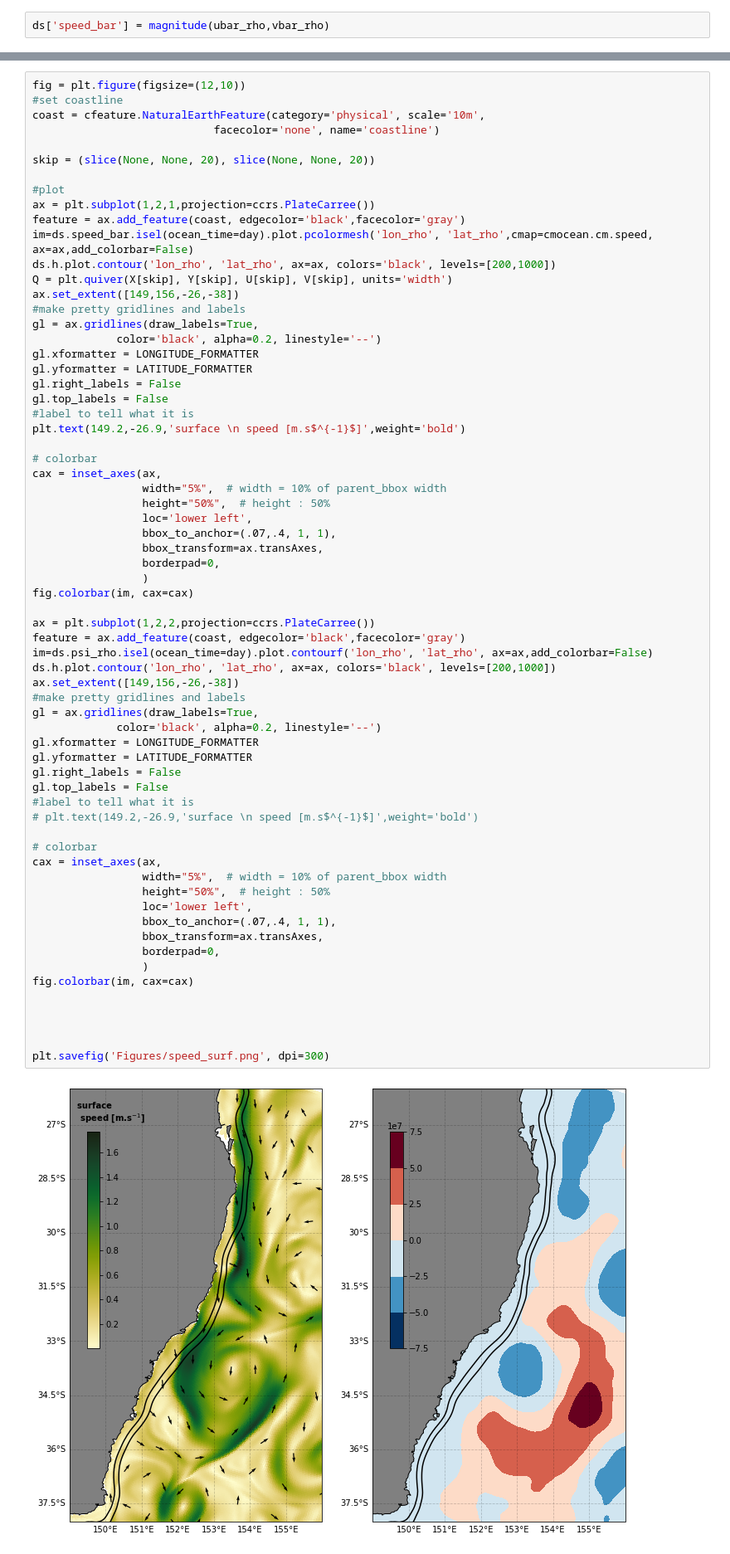
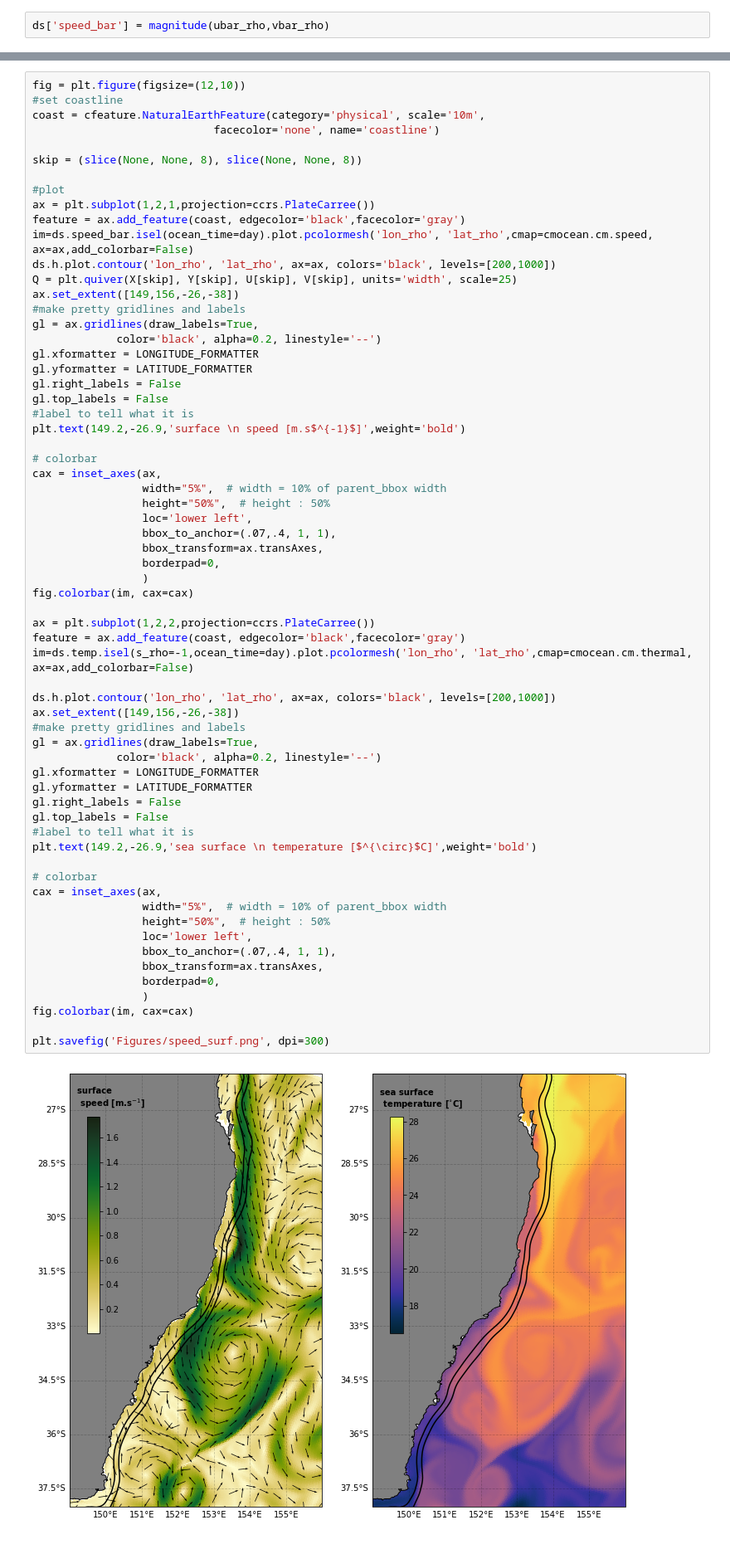
Before and after one commit to nmalan/EAC_Xshelf_volume_transport, a Jupyter notebook: Intro_fig_plot.ipynb, the cells around one changed output, grey strips where cells are left out. Shown: that part at 83% size. Drawn from its saved outputs; the diff is of its cells as text.

```diff
--- a/Intro_fig_plot.ipynb
+++ b/Intro_fig_plot.ipynb
@@ -131,14 +131,14 @@ fig = plt.figure(figsize=(12,10))
 coast = cfeature.NaturalEarthFeature(category='physical', scale='10m',
                             facecolor='none', name='coastline')
 
-skip = (slice(None, None, 20), slice(None, None, 20))
+skip = (slice(None, None, 8), slice(None, None, 8))
 
 #plot
 ax = plt.subplot(1,2,1,projection=ccrs.PlateCarree())
 feature = ax.add_feature(coast, edgecolor='black',facecolor='gray')
 im=ds.speed_bar.isel(ocean_time=day).plot.pcolormesh('lon_rho', 'lat_rho',cmap=cmocean.cm.speed, ax=ax,add_colorbar=False)
 ds.h.plot.contour('lon_rho', 'lat_rho', ax=ax, colors='black', levels=[200,1000])
-Q = plt.quiver(X[skip], Y[skip], U[skip], V[skip], units='width')
+Q = plt.quiver(X[skip], Y[skip], U[skip], V[skip], units='width', scale=25)
 ax.set_extent([149,156,-26,-38])
 #make pretty gridlines and labels
 gl = ax.gridlines(draw_labels=True,
@@ -160,39 +160,37 @@ cax = inset_axes(ax,
                  borderpad=0,
                  )
 fig.colorbar(im, cax=cax)
 
 ax = plt.subplot(1,2,2,projection=ccrs.PlateCarree())
 feature = ax.add_feature(coast, edgecolor='black',facecolor='gray')
-im=ds.psi_rho.isel(ocean_time=day).plot.contourf('lon_rho', 'lat_rho', ax=ax,add_colorbar=False)
+im=ds.temp.isel(s_rho=-1,ocean_time=day).plot.pcolormesh('lon_rho', 'lat_rho',cmap=cmocean.cm.thermal, ax=ax,add_colorbar=False)
+
 ds.h.plot.contour('lon_rho', 'lat_rho', ax=ax, colors='black', levels=[200,1000])
 ax.set_extent([149,156,-26,-38])
 #make pretty gridlines and labels
 gl = ax.gridlines(draw_labels=True,
              color='black', alpha=0.2, linestyle='--')
 gl.xformatter = LONGITUDE_FORMATTER
 gl.yformatter = LATITUDE_FORMATTER
 gl.right_labels = False
 gl.top_labels = False
 #label to tell what it is
-# plt.text(149.2,-26.9,'surface \n speed [m.s$^{-1}$]',weight='bold')
+plt.text(149.2,-26.9,'sea surface \n temperature [$^{\circ}$C]',weight='bold')
 
 # colorbar
 cax = inset_axes(ax,
                  width="5%",  # width = 10% of parent_bbox width
                  height="50%",  # height : 50%
                  loc='lower left',
                  bbox_to_anchor=(.07,.4, 1, 1),
                  bbox_transform=ax.transAxes,
                  borderpad=0,
                  )
 fig.colorbar(im, cax=cax)
 
-
-
-
 plt.savefig('Figures/speed_surf.png', dpi=300)
 # %% [output]
-[figure, old version]
+[figure, new version]
 # %%
 X = ds.lon_rho
 Y = ds.lat_rho
```
Also changed, not shown: 1 other file.
